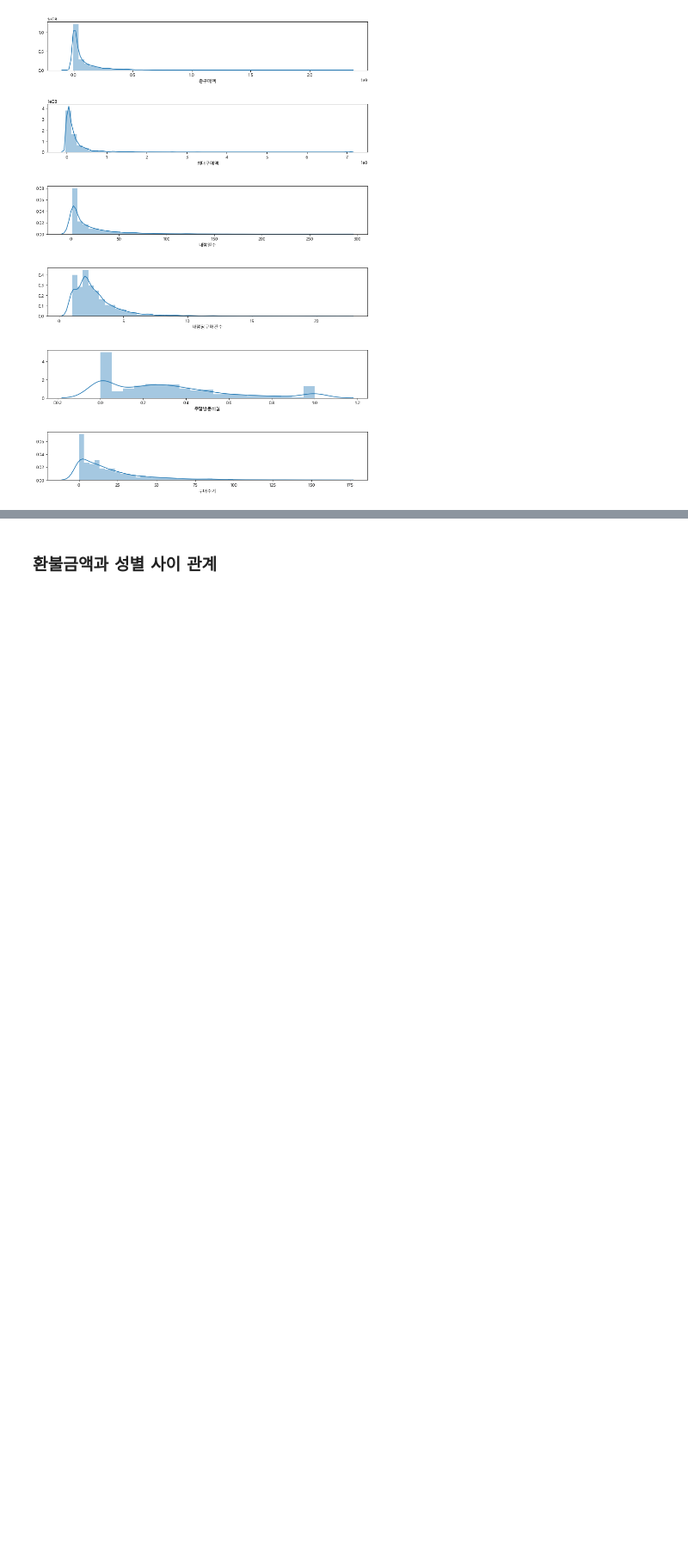
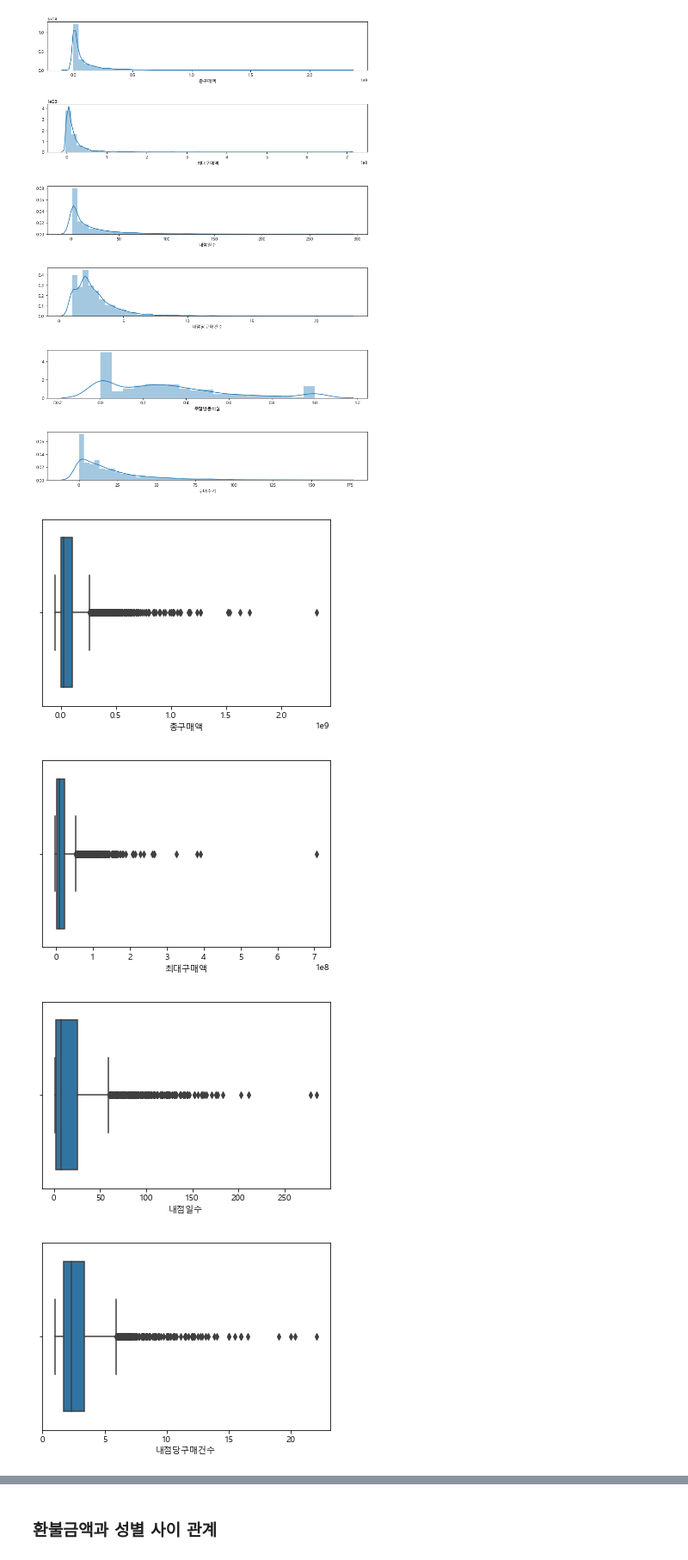
Before and after one commit to Eeun-ju/BigData-practical-test, a Jupyter notebook: 작업형2_01.ipynb, the cells around one changed output, grey strips where cells are left out. Shown: that part at 86% size. Drawn from its saved outputs; the diff is of its cells as text; code cells hidden in the pictures; blank space fills up the shorter version.

```diff
--- a/작업형2_01.ipynb
+++ b/작업형2_01.ipynb
@@ -170,3 +196,15 @@ for name in (X_train.columns):
 #sns.distplot(X_train, kde=True, rug=True)
 # %% [output]
 [figure]
+# %%
+nume_col = ['총구매액','최대구매액','내점일수','내점당구매건수','주말방문비율','구매주기']
+
+
+for count,i in enumerate(nume_col):
+    sns.boxplot(X_train[i])
+    plt.show()
+# %% [output]
+[figure, added]
+[figure, added]
+[figure, added]
+[figure, added]
```
Also changed, not shown: parts of 20 cells of this notebook.
